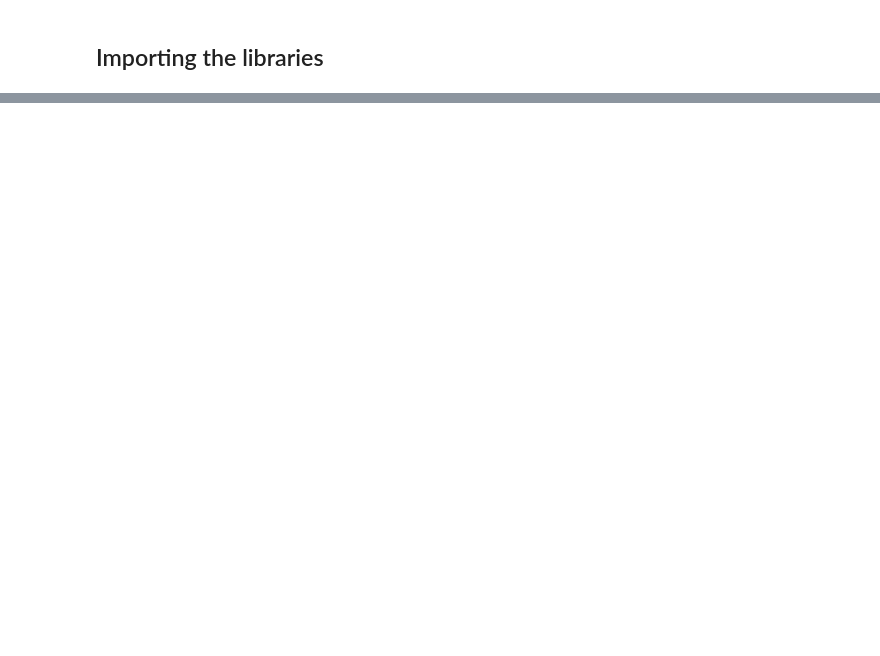
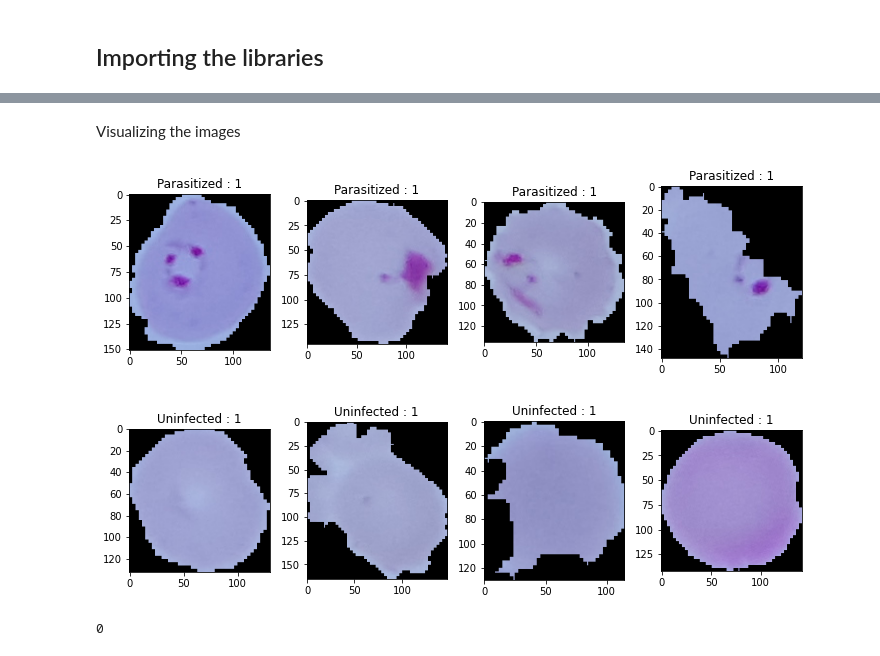
Before and after one commit to jizabayo/ResNet-based-Malaria-detection, a Jupyter notebook: notebooks/malaria_detection.ipynb, the cells around one changed output, grey strips where cells are left out. Drawn from its saved outputs; the diff is of its cells as text; code cells hidden in the pictures; blank space fills up the shorter version.

Commit message:
added data preparation functions

```diff
--- a/notebooks/malaria_detection.ipynb
+++ b/notebooks/malaria_detection.ipynb
@@ -20,0 +29,7 @@ train_data_path = 'cell_images/train'
+# %%
+parasitized_data = os.listdir('/content/gdrive/My Drive/DL/Malaria/cell_images/Parasitized')
+print(parasitized_data[:5])
+
+uninfected_data = os.listdir('/content/gdrive/My Drive/DL/Malaria/cell_images/Uninfected')
+print('\n')
+print(uninfected_data[:5])
@@ -20,0 +41,23 @@ train_data_path = 'cell_images/train'
+# %% [markdown]
+Visualizing the images
+# %%
+plt.figure(figsize = (10, 10))
+for i in range(4):
+  plt.subplot(1, 4, i+1)
+  img = cv2.imread('/content/gdrive/My Drive/DL/Malaria/cell_images/Parasitized'+"/" + parasitized_data[i])
+  plt.imshow(img)
+  plt.title('Parasitized : 1')
+  plt.tight_layout()
+plt.show()
+
+plt.figure(figsize = (10, 10))
+for i in range(4):
+  plt.subplot(1, 4, i+1)
+  img = cv2.imread('/content/gdrive/My Drive/DL/Malaria/cell_images/Uninfected'+"/" + uninfected_data[i])
+  plt.imshow(img)
+  plt.title('Uninfected : 1')
+  plt.tight_layout()
+plt.show()
+# %% [output]
+[figure, added]
+[figure, added]
@@ -20,0 +86,6 @@ train_data_path = 'cell_images/train'
+# %%
+len(data)
+# plt.imshow(data[1])
+# plt.show()
+# %% [output]
+0
```
Also changed, not shown: parts of 14 cells of this notebook, 1 other file.
